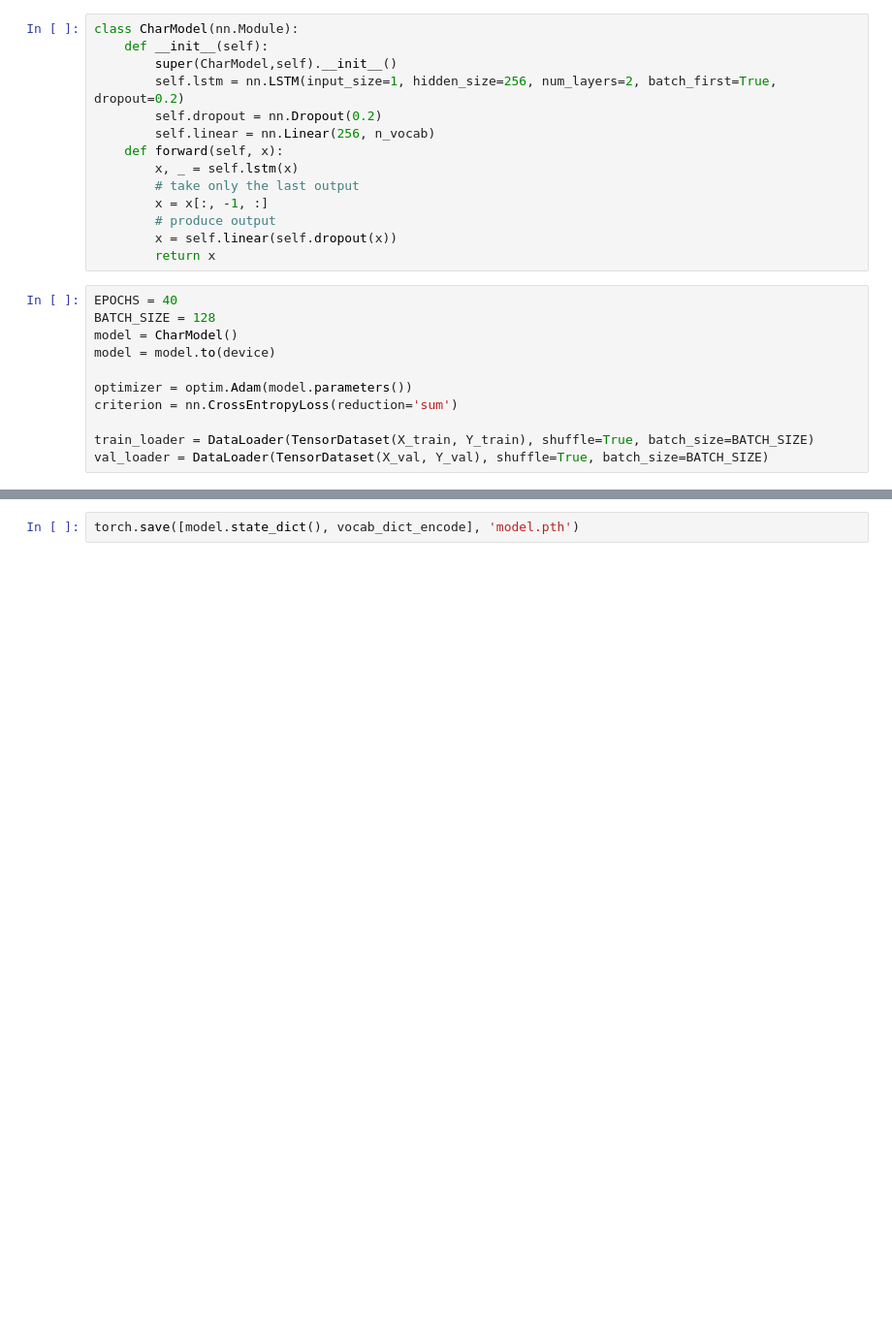
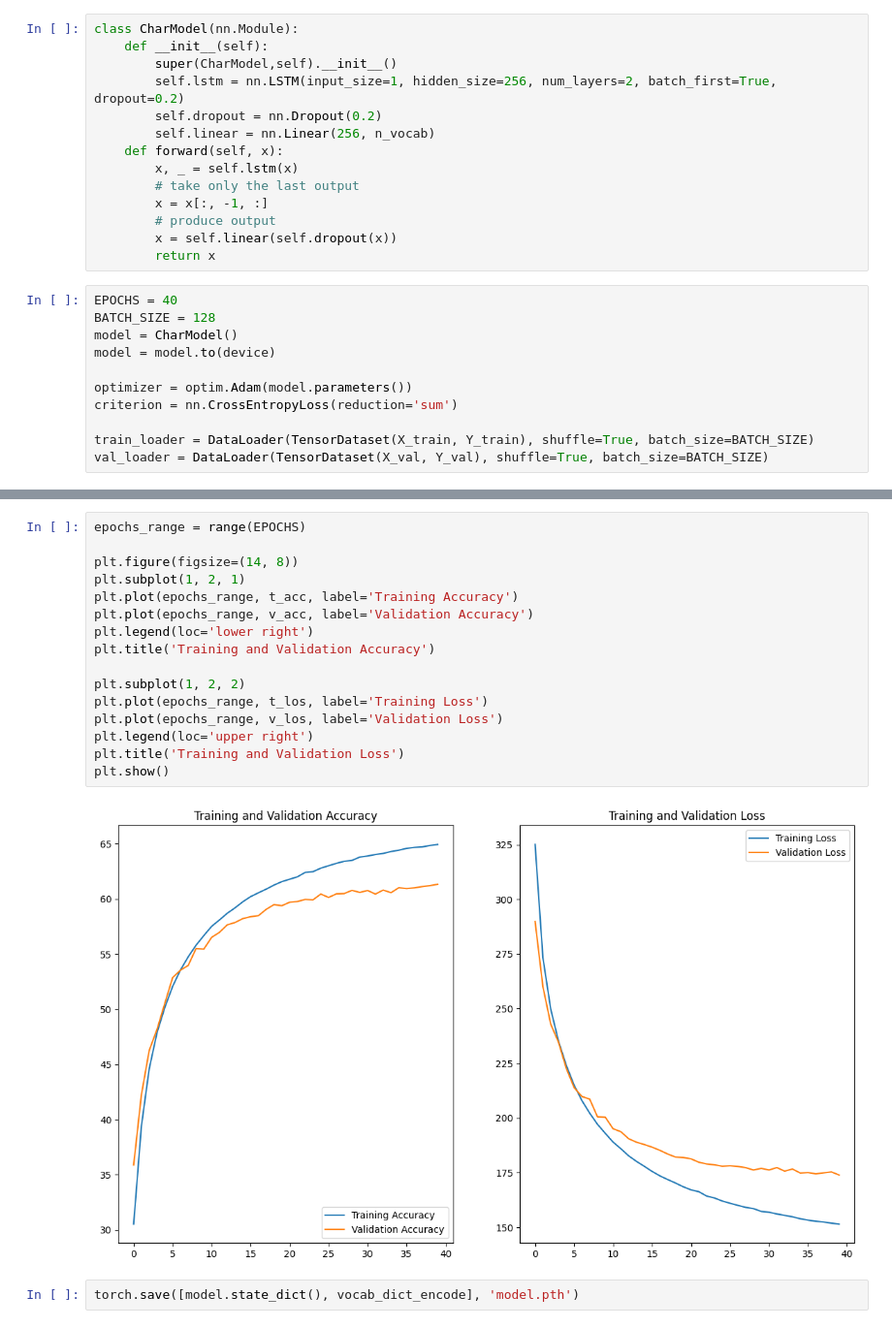
Before and after one commit to joacoh/PortfolioProjects, a Jupyter notebook: Text Generation/text-generatiion-pytorch.ipynb, the cells around one changed output, grey strips where cells are left out. Shown at 97% size. Drawn from its saved outputs; the diff is of its cells as text; blank space fills up the shorter version.

```diff
--- a/Text Generation/text-generatiion-pytorch.ipynb
+++ b/Text Generation/text-generatiion-pytorch.ipynb
@@ -180,3 +196,21 @@ Error:
+# %%
+epochs_range = range(EPOCHS)
+
+plt.figure(figsize=(14, 8))
+plt.subplot(1, 2, 1)
+plt.plot(epochs_range, t_acc, label='Training Accuracy')
+plt.plot(epochs_range, v_acc, label='Validation Accuracy')
+plt.legend(loc='lower right')
+plt.title('Training and Validation Accuracy')
+
+plt.subplot(1, 2, 2)
+plt.plot(epochs_range, t_los, label='Training Loss')
+plt.plot(epochs_range, v_los, label='Validation Loss')
+plt.legend(loc='upper right')
+plt.title('Training and Validation Loss')
+plt.show()
+# %% [output]
+[figure, added]
 # %%
 torch.save([model.state_dict(), vocab_dict_encode], 'model.pth')
 # %% [markdown]
```
Also changed, not shown: parts of 2 cells of this notebook.
